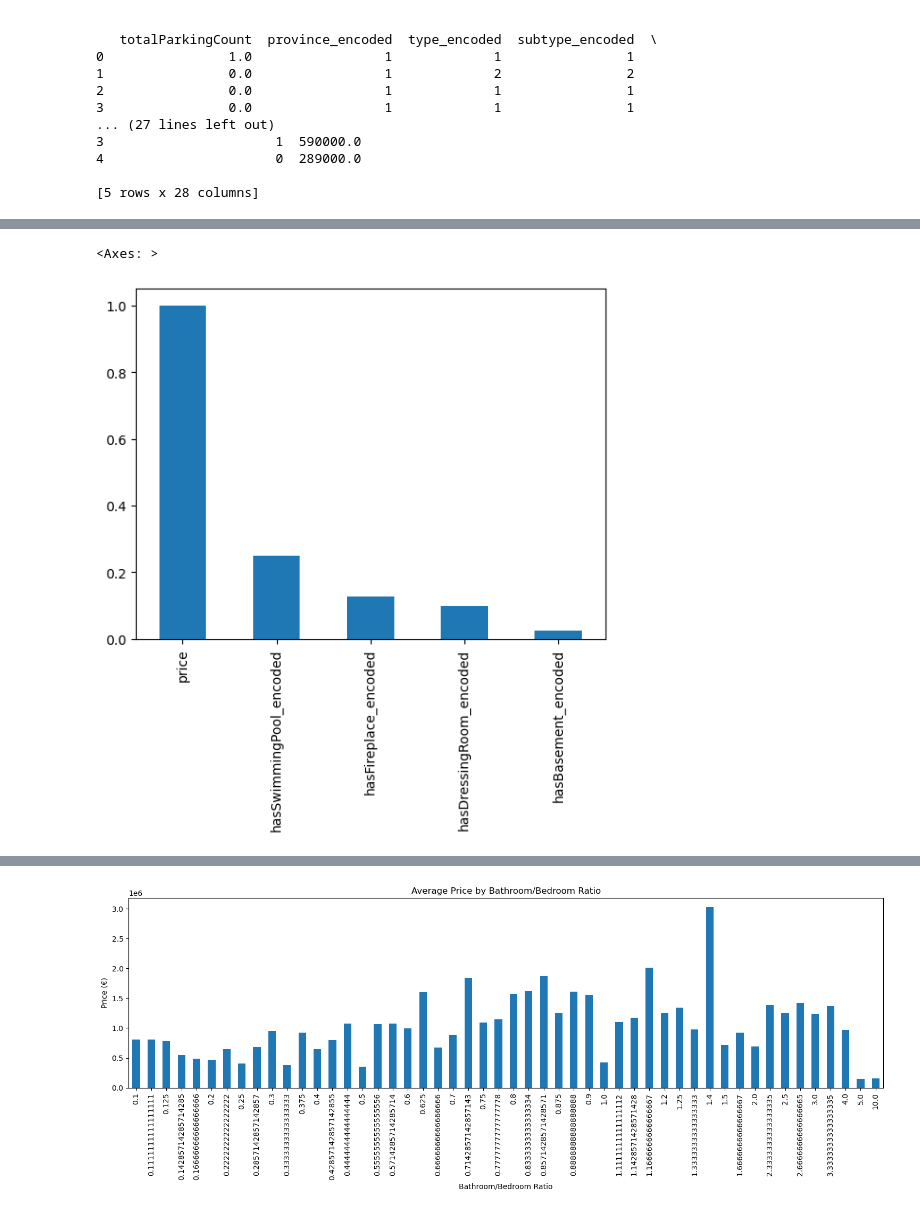
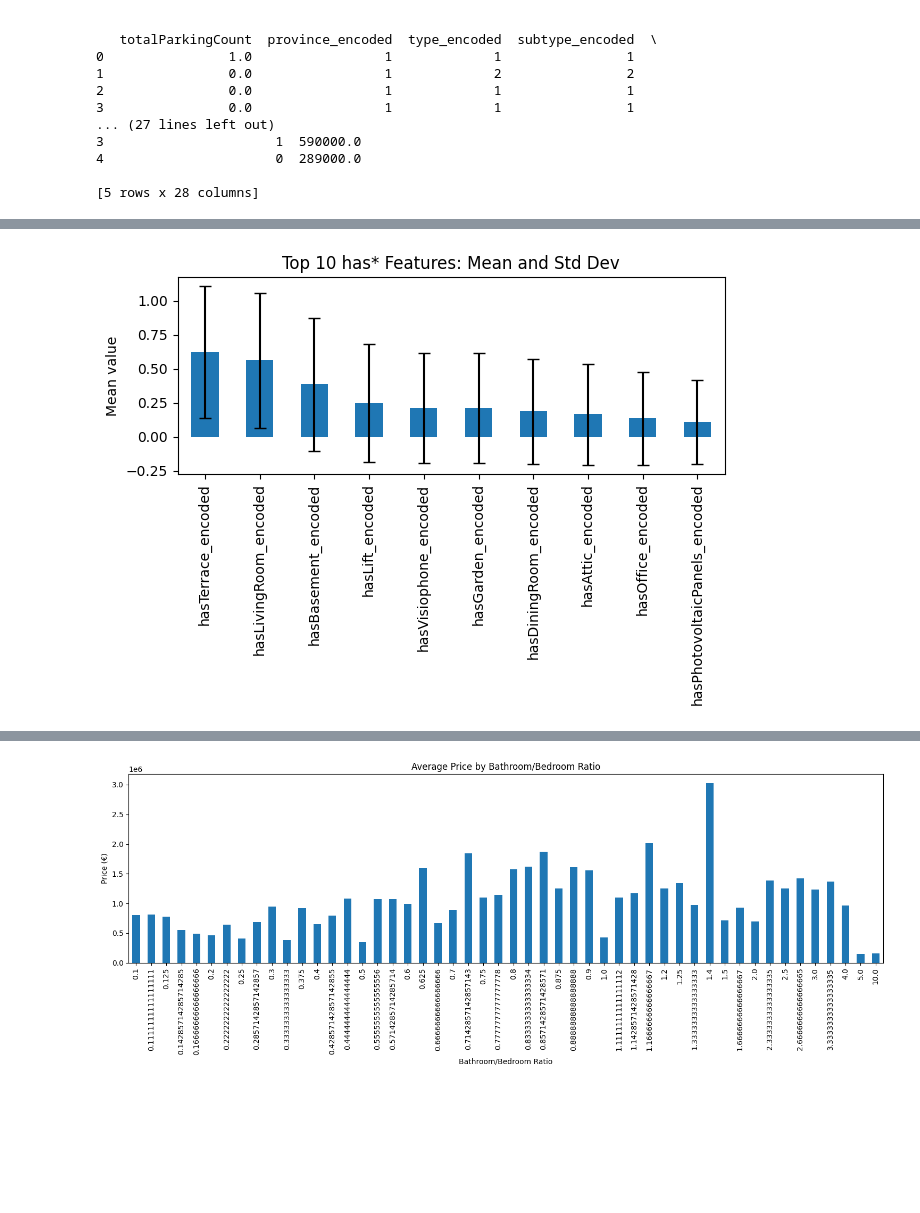
Before and after one commit to hermstefanny/immo-eliza-analysis, a Jupyter notebook: First_data_graph.ipynb, the cells around one changed output, grey strips where cells are left out. Cells and saved outputs as stored; diff of their text form; code cells hidden in the pictures; blank space fills up the shorter version.

Commit message:
update on few images

```diff
--- a/First_data_graph.ipynb
+++ b/First_data_graph.ipynb
@@ -35,10 +65,24 @@ df.groupby('postCode')['price_per_sqm'].mean().sort_values(ascending=False).head
 # %%
 #how much add each "has" to price
-feature_cols = ['hasSwimmingPool_encoded', 'hasFireplace_encoded', 'hasBasement_encoded', 'hasDressingRoom_encoded']
-df[feature_cols + ['price']].corr()['price'].sort_values(ascending=False).plot(kind='bar')
+
+import pandas as pd
+from scipy.stats import pointbiserialr
+from sklearn import preprocessing
+
+#feature_cols = ['hasSwimmingPool_encoded', 'hasFireplace_encoded', 'hasBasement_encoded', 'hasDressingRoom_encoded']
+#df[feature_cols + ['price']].corr()['price'].sort_values(ascending=False).plot(kind='bar')
+
+feature_cols = df.columns[df.columns.str.startswith('has')]
+agg_stats = df[feature_cols].agg(['mean', 'std']).T
+first_ten_bool = agg_stats.sort_values('mean', ascending=False).head(10)
+
+# Plot
+first_ten_bool['mean'].plot(kind='bar', yerr=first_ten_bool['std'], capsize=4, title='Top 10 has* Features: Mean and Std Dev')
+plt.ylabel('Mean value')
+plt.tight_layout()
+plt.show()
 # %% [output]
-<Axes: >
-[figure, old version]
+[figure, new version]
 # %%
 
 #Price per sqm
```
Also changed, not shown: parts of 8 cells of this notebook, 3 other files.
